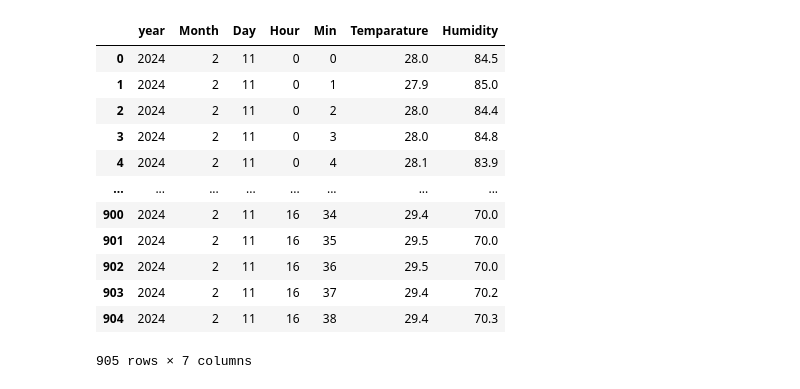
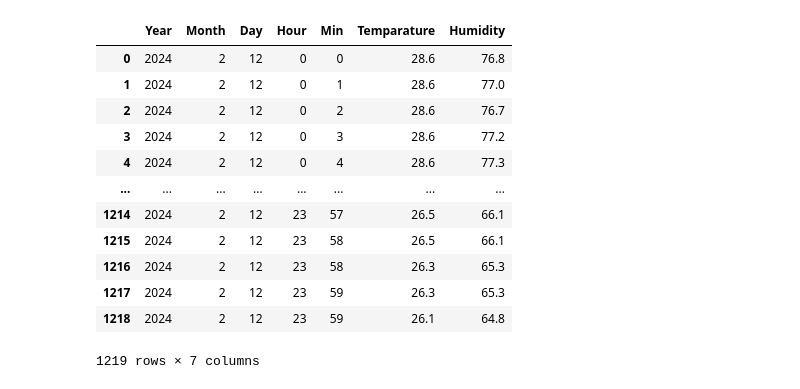
Before and after one commit to malithjkd/environmental_monitoring, a Jupyter notebook: testing/optimal_temperature_and_humidity_study.ipynb, the cells around one changed output. Cells and saved outputs as stored; diff of their text form; code cells hidden in the pictures.

```diff
--- a/testing/optimal_temperature_and_humidity_study.ipynb
+++ b/testing/optimal_temperature_and_humidity_study.ipynb
@@ -6,20 +8,24 @@ import matplotlib.pyplot as plt
 # %%
-file_parth = "/home/malithjkd/Documents/20240211.txt"
-data = pd.read_csv(file_parth)
+file_parth = "/home/malithjkd/Documents/20240212.txt"
+row_df = pd.read_csv(file_parth)
 
-data
+headers = ['Year','Month','Day','Hour','Min','Temparature','Humidity']
+
+row_df.columns = headers
-# %% [output]
-|  | year | Month | Day | Hour | Min | Temparature | Humidity |
-| 0 | 2024 | 2 | 11 | 0 | 0 | 28.0 | 84.5 |
-| 1 | 2024 | 2 | 11 | 0 | 1 | 27.9 | 85.0 |
-| 2 | 2024 | 2 | 11 | 0 | 2 | 28.0 | 84.4 |
-| 3 | 2024 | 2 | 11 | 0 | 3 | 28.0 | 84.8 |
-| 4 | 2024 | 2 | 11 | 0 | 4 | 28.1 | 83.9 |
-| ... | ... | ... | ... | ... | ... | ... | ... |
-| 900 | 2024 | 2 | 11 | 16 | 34 | 29.4 | 70.0 |
-| 901 | 2024 | 2 | 11 | 16 | 35 | 29.5 | 70.0 |
-| 902 | 2024 | 2 | 11 | 16 | 36 | 29.5 | 70.0 |
-| 903 | 2024 | 2 | 11 | 16 | 37 | 29.4 | 70.2 |
-| 904 | 2024 | 2 | 11 | 16 | 38 | 29.4 | 70.3 |
-905 rows × 7 columns
+# %%
+row_df
+# %% [output]
+|  | Year | Month | Day | Hour | Min | Temparature | Humidity |
+| 0 | 2024 | 2 | 12 | 0 | 0 | 28.6 | 76.8 |
+| 1 | 2024 | 2 | 12 | 0 | 1 | 28.6 | 77.0 |
+| 2 | 2024 | 2 | 12 | 0 | 2 | 28.6 | 76.7 |
+| 3 | 2024 | 2 | 12 | 0 | 3 | 28.6 | 77.2 |
+| 4 | 2024 | 2 | 12 | 0 | 4 | 28.6 | 77.3 |
+| ... | ... | ... | ... | ... | ... | ... | ... |
+| 1214 | 2024 | 2 | 12 | 23 | 57 | 26.5 | 66.1 |
+| 1215 | 2024 | 2 | 12 | 23 | 58 | 26.5 | 66.1 |
+| 1216 | 2024 | 2 | 12 | 23 | 58 | 26.3 | 65.3 |
+| 1217 | 2024 | 2 | 12 | 23 | 59 | 26.3 | 65.3 |
+| 1218 | 2024 | 2 | 12 | 23 | 59 | 26.1 | 64.8 |
+1219 rows × 7 columns
 # %%
```
Also changed, not shown: parts of 4 cells of this notebook.
